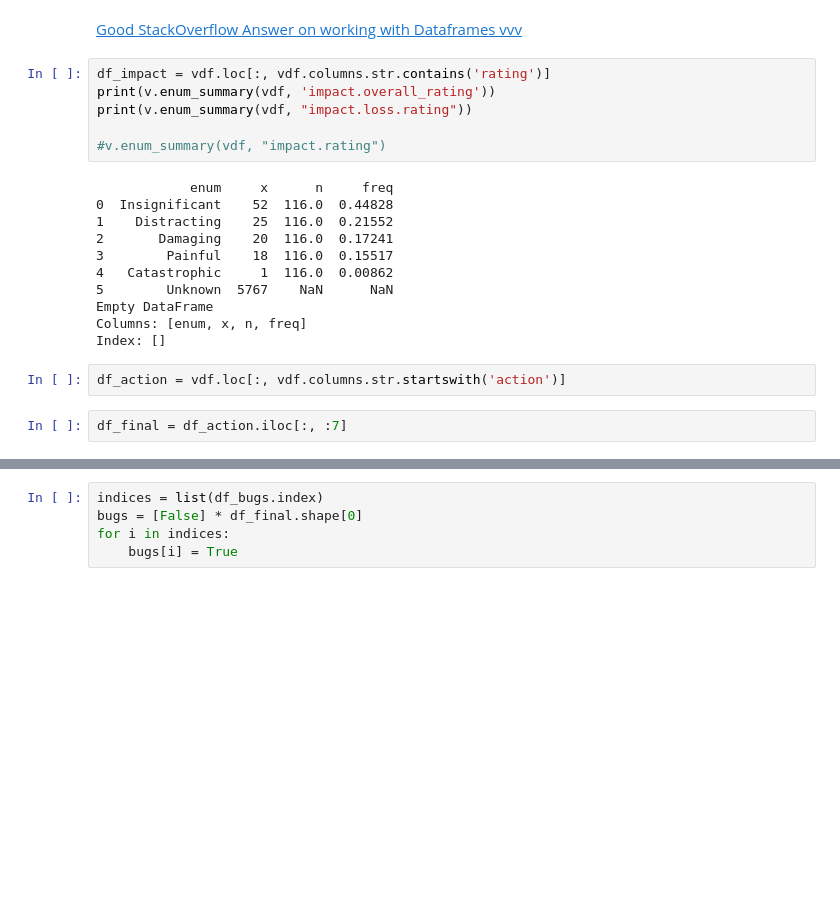
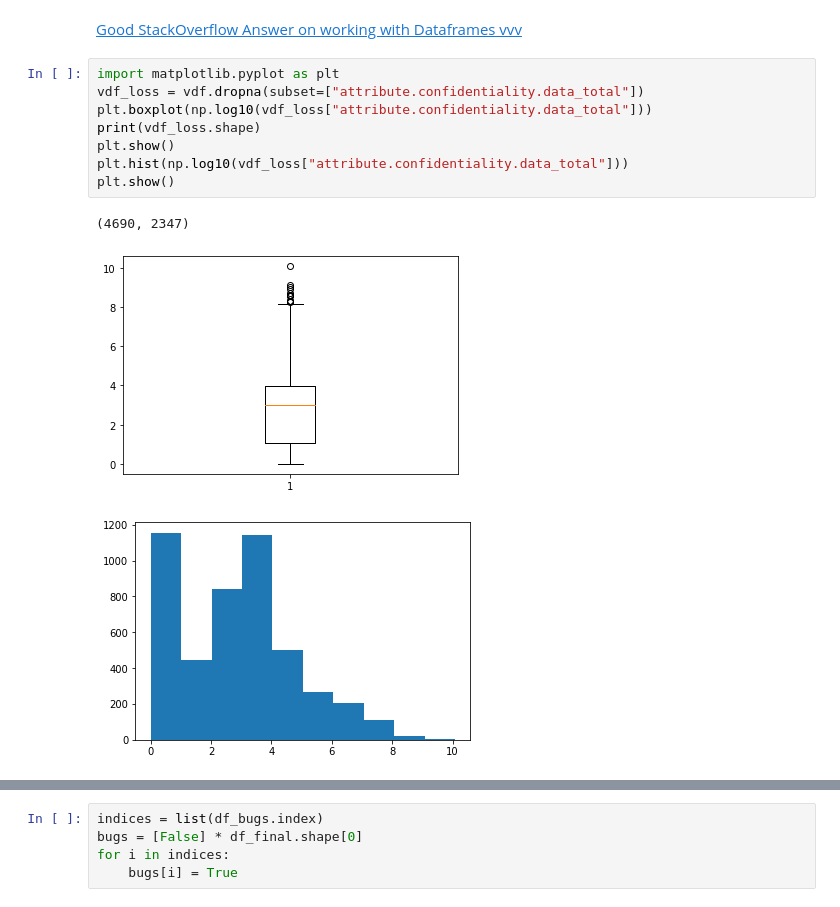
Before and after one commit to ethanpaek/CloudBleed_Project_2019, a Jupyter notebook: vcdb_parse.ipynb, the cells around one changed output, grey strips where cells are left out. Saved outputs shown, nothing was run; the diff lists cells and outputs as text; blank space fills up the shorter version.

```diff
--- a/vcdb_parse.ipynb
+++ b/vcdb_parse.ipynb
@@ -48,24 +27,15 @@ Found 8323 json files.
 ##### v is a VERIS object. vdf contains the actual data.
 # %% [markdown]
 [Good StackOverflow Answer on working with Dataframes vvv](https://stackoverflow.com/questions/17071871/how-to-select-rows-from-a-dataframe-based-on-column-values)
-# %%
-df_impact = vdf.loc[:, vdf.columns.str.contains('rating')]
-print(v.enum_summary(vdf, 'impact.overall_rating'))
-print(v.enum_summary(vdf, "impact.loss.rating"))
-
-#v.enum_summary(vdf, "impact.rating")
-# %% [output]
-            enum     x      n     freq
-0  Insignificant    52  116.0  0.44828
-1    Distracting    25  116.0  0.21552
-2       Damaging    20  116.0  0.17241
-3        Painful    18  116.0  0.15517
-4   Catastrophic     1  116.0  0.00862
-5        Unknown  5767    NaN      NaN
-Empty DataFrame
-Columns: [enum, x, n, freq]
-Index: []
-# %%
-df_action = vdf.loc[:, vdf.columns.str.startswith('action')]
-# %%
-df_final = df_action.iloc[:, :7]
+# %%
+import matplotlib.pyplot as plt
+vdf_loss = vdf.dropna(subset=["attribute.confidentiality.data_total"])
+plt.boxplot(np.log10(vdf_loss["attribute.confidentiality.data_total"]))
+print(vdf_loss.shape)
+plt.show()
+plt.hist(np.log10(vdf_loss["attribute.confidentiality.data_total"]))
+plt.show()
+# %% [output]
+(4690, 2347)
+[figure, added]
+[figure, added]
```
Also changed, not shown: parts of 21 cells of this notebook, 1 other file.
